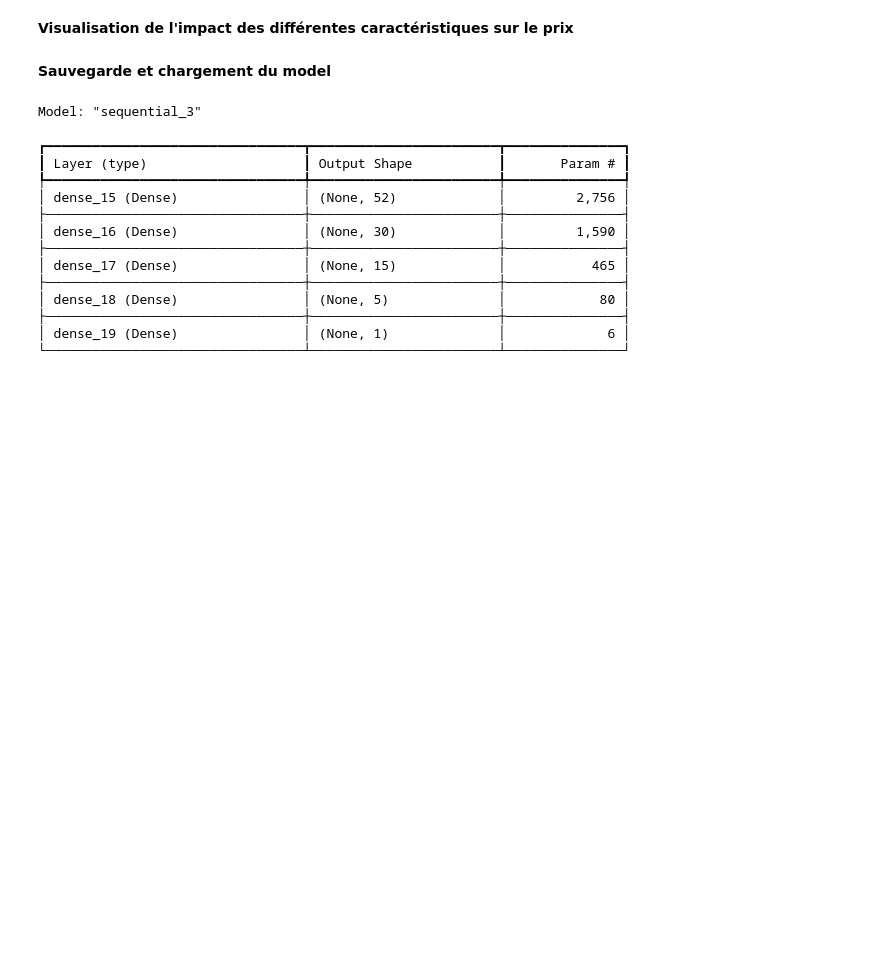
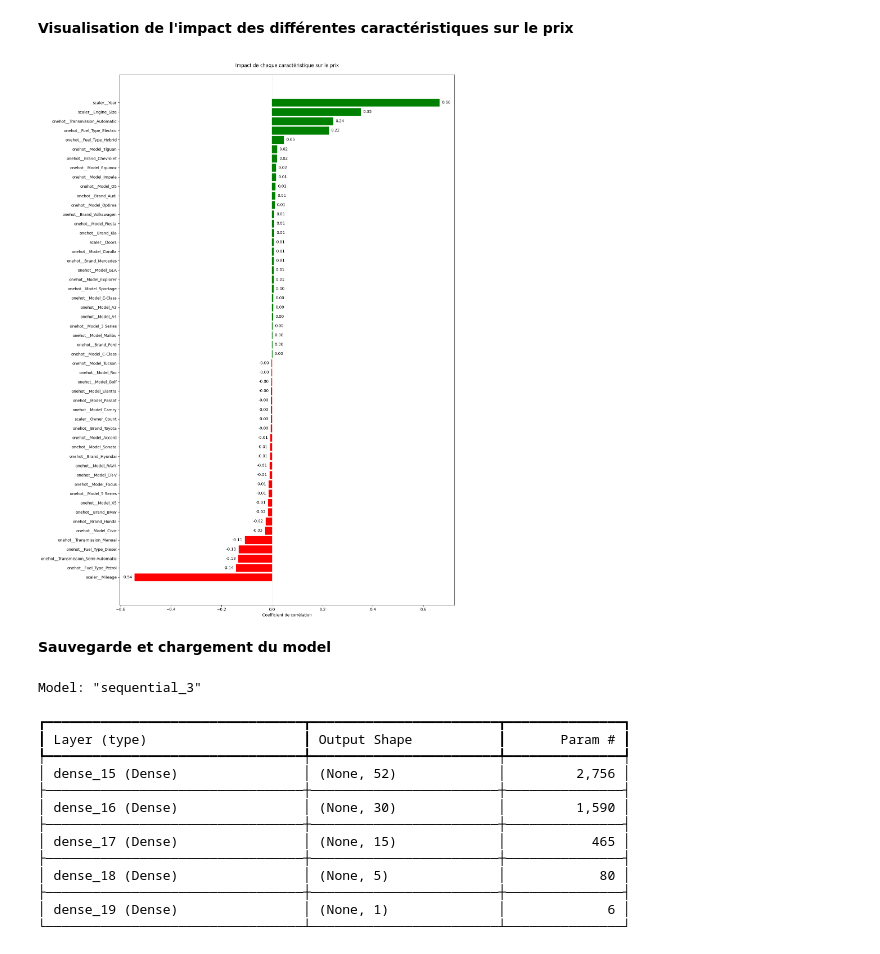
Before and after one commit to FtNatsuu/CarPriceAI, a Jupyter notebook: main.ipynb, the cells around one changed output. Cells and saved outputs as stored; diff of their text form; code cells hidden in the pictures; blank space fills up the shorter version.

```diff
--- a/main.ipynb
+++ b/main.ipynb
@@ -210,10 +210,11 @@ print(tabulate(results, headers=headers, tablefmt="fancy_grid"))
 **Visualisation de l'impact des différentes caractéristiques sur le prix**
 # %%
 X_train_dense = X_train.toarray()
+feature_names = preprocessor.get_feature_names_out()
 
 # Calculer la corrélation entre chaque feature et le prix
 correlations = []
-feature_names = preprocessor.get_feature_names_out()for i, feature in enumerate(feature_names):
+for i, feature in enumerate(feature_names):
     correlation, _ = spearmanr(X_train_dense[:, i], y_train)
     correlations.append({
         'Feature': feature,
@@ -221,33 +222,35 @@ feature_names = preprocessor.get_feature_names_out()for i, feature in enumerate(
     })
 
 # Créer un DataFrame avec les corrélations
 impact_df = pd.DataFrame(correlations)
 impact_df = impact_df.sort_values('Impact', ascending=True)
 
 # Créer le graphique
 plt.figure(figsize=(15, 20))
 bars = plt.barh(impact_df['Feature'], impact_df['Impact'])
 
 for bar in bars:
     if bar.get_width() < 0:
         bar.set_color('red')
     else:
         bar.set_color('green')
 
 plt.axvline(x=0, color='black', linestyle='-', linewidth=0.5)
 plt.title('Impact de chaque caractéristique sur le prix', pad=20)
 plt.xlabel('Coefficient de corrélation')
 
 # Ajouter les valeurs sur les barres
 for i, v in enumerate(impact_df['Impact']):
     plt.text(v + (0.01 if v >= 0 else -0.01),
              i,
              f'{v:.2f}',
              va='center',
              ha='left' if v >= 0 else 'right')
 
 plt.tight_layout()
 plt.show()
+# %% [output]
+[figure, added]
 # %% [markdown]
 **Sauvegarde et chargement du model**
 # %%
```
Also changed, not shown: parts of 3 cells of this notebook.
